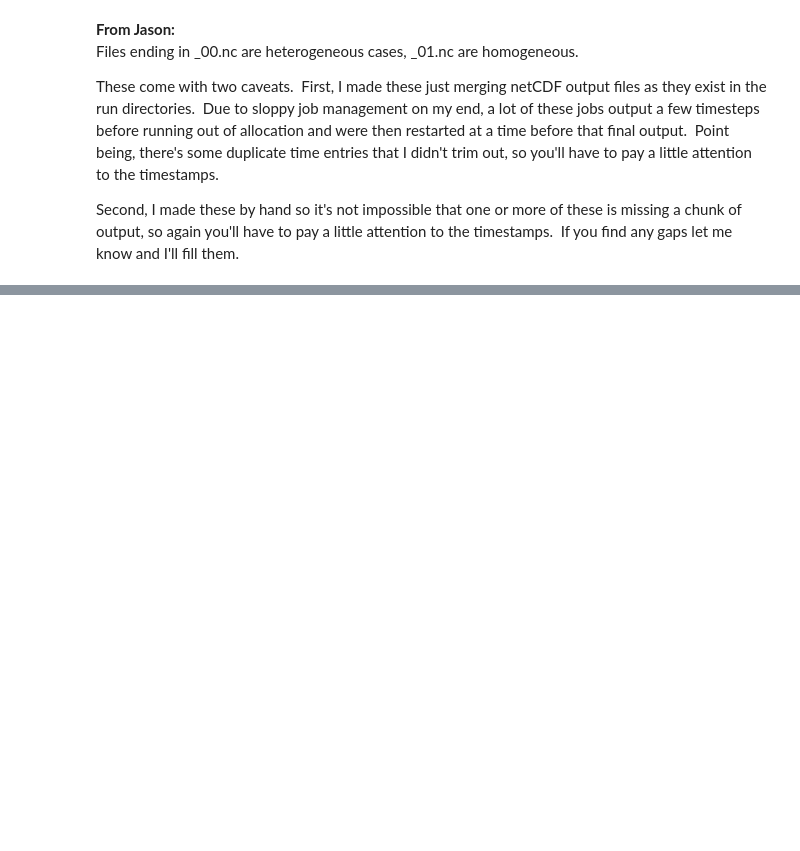
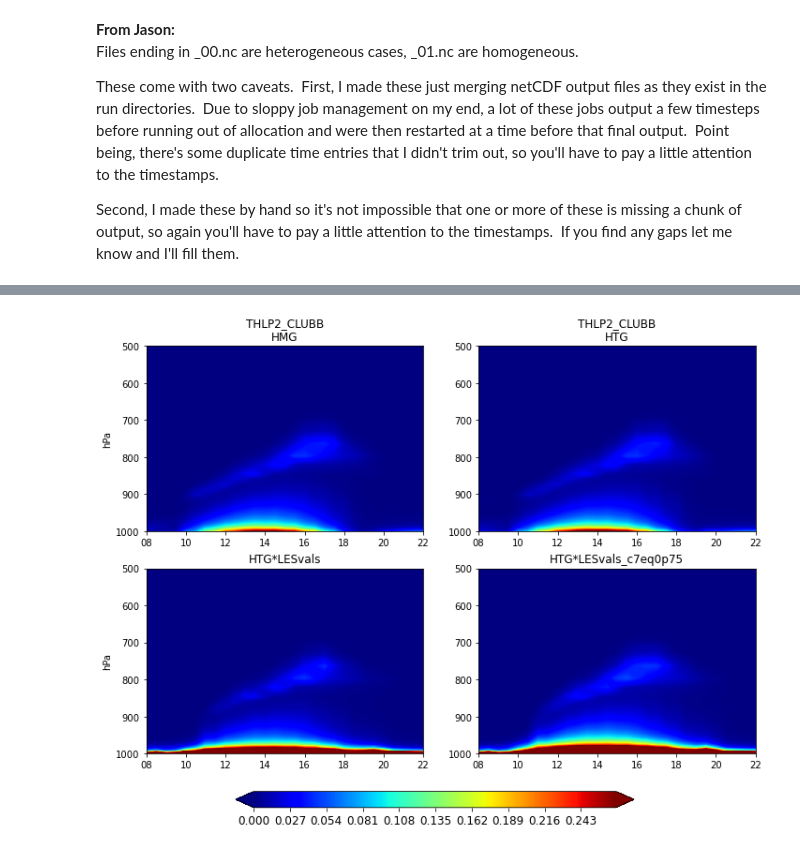
Before and after one commit to megandevlan/CLASP_ensOptions, a Jupyter notebook: LESdata_compare.ipynb, the cells around one changed output, grey strips where cells are left out. Cells and saved outputs as stored; diff of their text form; code cells hidden in the pictures; blank space fills up the shorter version.

```diff
--- a/LESdata_compare.ipynb
+++ b/LESdata_compare.ipynb
@@ -159,0 +432,96 @@ axs[1].set_ylim([0,10000])
+# %%
+fig,axs = plt.subplots(2,3, figsize=(18,8))
+axs     = axs.ravel()
+fig.delaxes(axs[2])
+
+
+## Plot HMG and the original HTG case
+levsc = np.arange(0.0,0.27,0.001)
+cmapsel = 'jet'
+
+axs[0].contourf(mult_all.sel(case='HMG').time.values,
+                mult_all.sel(case='HMG').ilev.values,
+                np.squeeze(mult_all.sel(case='HMG').THLP2_CLUBB.values).transpose(),
+                levsc, cmap = cmapsel, extend='both' )
+
+axs[1].contourf(mult_all.sel(case='HTG*01').time.values,
+                       mult_all.sel(case='HTG*01').ilev.values,
+                       np.squeeze(mult_all.sel(case='HTG*01').THLP2_CLUBB.values).transpose(),
+                levsc, cmap =cmapsel, extend='both' )
+
+axs[0].set_ylabel('hPa')
+
+axs[0].set_title('THLP2_CLUBB'+'\nHMG')
+axs[1].set_title('THLP2_CLUBB'+'\nHTG')
+
+axs[0].invert_yaxis()
+axs[1].invert_yaxis()
+
+
+
+## Plot the multiplier cases
+axs[3].contourf(mult_all.sel(case='HTG*LESvals').time.values,
+                mult_all.sel(case='HTG*LESvals').ilev.values,
+                np.squeeze(mult_all.sel(case='HTG*LESvals').THLP2_CLUBB.values).transpose(),
+                levsc, cmap=cmapsel, extend='both' )
+
+cplt=axs[4].contourf(mult_all.sel(case='HTG*LESvals_c7eq0p75').time.values,
+                mult_all.sel(case='HTG*LESvals_c7eq0p75').ilev.values,
+                np.squeeze(mult_all.sel(case='HTG*LESvals_c7eq0p75').THLP2_CLUBB.values).transpose(),
+                levsc, cmap = cmapsel, extend='both' )
+
+axs[3].set_title('\nHTG*LESvals')
+axs[4].set_title('\nHTG*LESvals_c7eq0p75')
+
+# axs[3].contourf(mult_all.sel(case='HTG*05').time.values,
+#                 mult_all.sel(case='HTG*05').ilev.values,
+#                 np.squeeze(mult_all.sel(case='HTG*05').THLP2_CLUBB.values).transpose(),
+#                 levsc, extend='both' )
+
+# cplt = axs[4].contourf(mult_all.sel(case='HTG*10').time.values,
+#                        mult_all.sel(case='HTG*10').ilev.values,
+#                         np.squeeze(mult_all.sel(case='HTG*10').THLP2_CLUBB.values).transpose(),
+#                 levsc, extend='both' )
+# Add colorbar
+ax_position = axs[4].get_position()
+cbar_ax = fig.add_axes([ax_position.x0-0.2, ax_position.y0-0.1, ax_position.width+0.1, 0.03])
+cbar = plt.colorbar(cplt, orientation='horizontal',cax=cbar_ax)
+cbar.ax.tick_params(labelsize=12)
+
+# axs[5].contourf(mult_all.sel(case='HTG*100').time.values,
+#                 mult_all.sel(case='HTG*100').ilev.values,
+#                 np.squeeze(mult_all.sel(case='HTG*100').THLP2_CLUBB.values).transpose(),
+#                 levsc, extend='both' )
+
+axs[3].set_ylabel('hPa')
+
+# axs[3].set_title('\nHTG*05')
+# axs[4].set_title('\nHTG*10')
+# axs[5].set_title('\nHTG*10')
+
+axs[3].invert_yaxis()
+axs[4].invert_yaxis()
+# axs[5].invert_yaxis()
+
+axs[0].set_ylim([1000,500])
+axs[1].set_ylim([1000,500])
+axs[3].set_ylim([1000,500])
+axs[4].set_ylim([1000,500])
+# axs[5].set_ylim([1000,500])
+
+
+axs[0].set_xlim([mult_all.sel(case='HMG').time.values[16], mult_all.sel(case='HMG').time.values[-4]])
+axs[1].set_xlim([mult_all.sel(case='HMG').time.values[16], mult_all.sel(case='HMG').time.values[-4]])
+axs[3].set_xlim([mult_all.sel(case='HMG').time.values[16], mult_all.sel(case='HMG').time.values[-4]])
+axs[4].set_xlim([mult_all.sel(case='HMG').time.values[16], mult_all.sel(case='HMG').time.values[-4]])
+# axs[5].set_xlim([mult_all.sel(case='HMG').time.values[16], mult_all.sel(case='HMG').time.values[-4]])
+
+axs[0].xaxis.set_major_formatter(DateFormatter("%H"))
+axs[1].xaxis.set_major_formatter(DateFormatter("%H"))
+axs[3].xaxis.set_major_formatter(DateFormatter("%H"))
+axs[4].xaxis.set_major_formatter(DateFormatter("%H"))
+# axs[5].xaxis.set_major_formatter(DateFormatter("%H"))
+
+fig.delaxes(axs[5])
+# %% [output]
+[figure, added]
```
Also changed, not shown: parts of 60 cells of this notebook, 12 other files.
